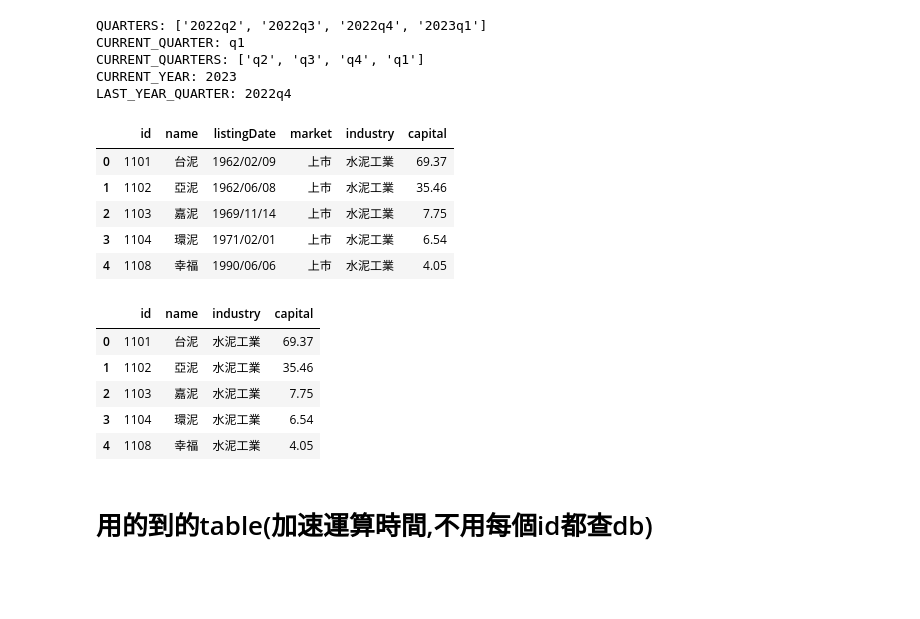
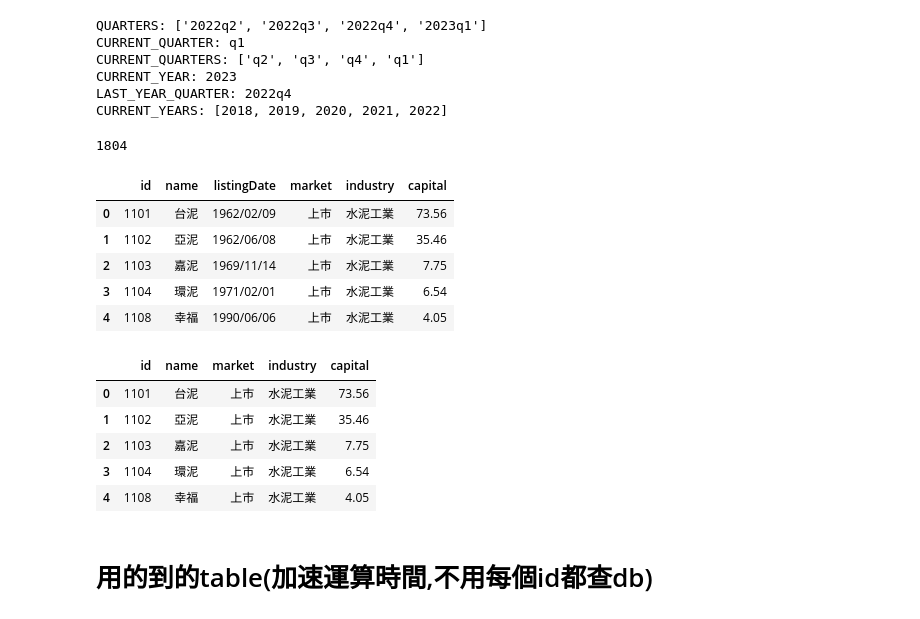
Before and after one commit to moved0311/stock, a Jupyter notebook: download/features.ipynb, the cells around one changed output. Drawn from its saved outputs; the diff is of its cells as text; code cells hidden in the pictures; blank space fills up the shorter version.

```diff
--- a/download/features.ipynb
+++ b/download/features.ipynb
@@ -14,11 +14,12 @@ import matplotlib.pyplot as plt
 pd.set_option('display.max_rows', 2000)
 pd.set_option('display.max_columns', 500)
 pd.set_option('display.width', 1000)
+pd.set_option ('display.max_colwidth',500)
 
 # 不縮寫成科學記號
 pd.set_option('display.float_format',lambda x : '%.2f' % x)
 
-db = sqlite3.connect('../stock.db' , isolation_level=None)
+db = sqlite3.connect('./stock.db' , isolation_level=None)
 # %%
 # 下次換季時間： 8/14, 11/14, 3/31, 5/15
 QUARTERS = ['2022q2','2022q3','2022q4','2023q1']
@@ -26,38 +27,43 @@ CURRENT_QUARTER = QUARTERS[-1][-2:]
 CURRENT_QUARTERS = list(map(lambda q: q[-2:], QUARTERS))
 CURRENT_YEAR = int(QUARTERS[-1][0:4])
 LAST_YEAR_QUARTER = '2022q4'
+CURRENT_YEARS = [2018, 2019, 2020, 2021, 2022]
 print("QUARTERS:", QUARTERS)
 print("CURRENT_QUARTER:", CURRENT_QUARTER)
 print("CURRENT_QUARTERS:", CURRENT_QUARTERS)
 print("CURRENT_YEAR:", CURRENT_YEAR)
 print("LAST_YEAR_QUARTER:", LAST_YEAR_QUARTER)
+print("CURRENT_YEARS:", CURRENT_YEARS)
 # %% [output]
 QUARTERS: ['2022q2', '2022q3', '2022q4', '2023q1']
 CURRENT_QUARTER: q1
 CURRENT_QUARTERS: ['q2', 'q3', 'q4', 'q1']
 CURRENT_YEAR: 2023
 LAST_YEAR_QUARTER: 2022q4
+CURRENT_YEARS: [2018, 2019, 2020, 2021, 2022]
 # %%
 # 查詢股本table
 df_stock_id_name = pd.read_sql_query("select * from stockIdName",db)
+print(len(df_stock_id_name))
 df_stock_id_name.head()
 # %% [output]
+1804
 |  | id | name | listingDate | market | industry | capital |
-| 0 | 1101 | 台泥 | 1962/02/09 | 上市 | 水泥工業 | 69.37 |
+| 0 | 1101 | 台泥 | 1962/02/09 | 上市 | 水泥工業 | 73.56 |
 | 1 | 1102 | 亞泥 | 1962/06/08 | 上市 | 水泥工業 | 35.46 |
 | 2 | 1103 | 嘉泥 | 1969/11/14 | 上市 | 水泥工業 | 7.75 |
 | 3 | 1104 | 環泥 | 1971/02/01 | 上市 | 水泥工業 | 6.54 |
 | 4 | 1108 | 幸福 | 1990/06/06 | 上市 | 水泥工業 | 4.05 |
 # %%
-out = df_stock_id_name[['id', 'name', 'industry', 'capital']]
+out = df_stock_id_name[['id', 'name', 'market', 'industry', 'capital']]
 out.head()
 # %% [output]
-|  | id | name | industry | capital |
-| 0 | 1101 | 台泥 | 水泥工業 | 69.37 |
-| 1 | 1102 | 亞泥 | 水泥工業 | 35.46 |
-| 2 | 1103 | 嘉泥 | 水泥工業 | 7.75 |
-| 3 | 1104 | 環泥 | 水泥工業 | 6.54 |
-| 4 | 1108 | 幸福 | 水泥工業 | 4.05 |
+|  | id | name | market | industry | capital |
+| 0 | 1101 | 台泥 | 上市 | 水泥工業 | 73.56 |
+| 1 | 1102 | 亞泥 | 上市 | 水泥工業 | 35.46 |
+| 2 | 1103 | 嘉泥 | 上市 | 水泥工業 | 7.75 |
+| 3 | 1104 | 環泥 | 上市 | 水泥工業 | 6.54 |
+| 4 | 1108 | 幸福 | 上市 | 水泥工業 | 4.05 |
 # %%
 ids = out['id'].tolist()
 # %% [markdown]
```
Also changed, not shown: parts of 52 cells of this notebook, 6 other files.
